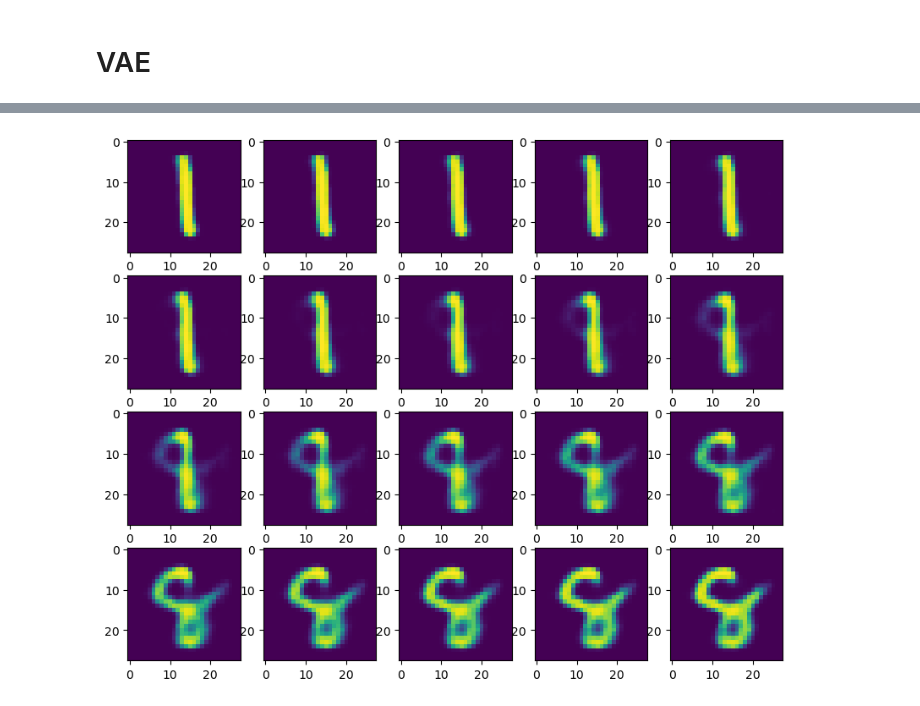
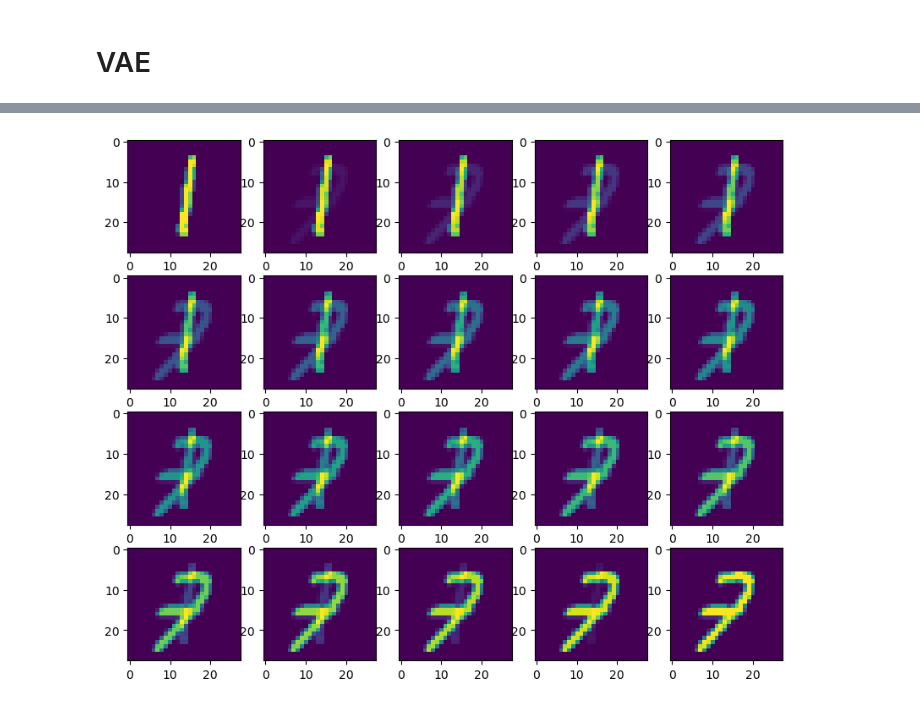
Before and after one commit to glouppe/info8010-deep-learning, a Jupyter notebook: code/lec11-vae.ipynb, the cells around one changed output, grey strips where cells are left out. Saved outputs shown, nothing was run; the diff lists cells and outputs as text; code cells hidden in the pictures.

```diff
--- a/code/lec11-vae.ipynb
+++ b/code/lec11-vae.ipynb
@@ -117,7 +120,7 @@ def test(model, epoch):
     plt.show()
 # %%
 # Training
-model = VAE()
+model = VAE().to(device)
 optimizer = torch.optim.AdamW(model.parameters())
 
 for epoch in range(10):
@@ -147,7 +150,7 @@ x_hat = model.decoder(z)
 fig, axs = plt.subplots(1, 5, figsize=(10, 2))
 
 for i in range(5):
-    axs[i].imshow(x_hat[i].view(28, 28).detach().numpy())
+    axs[i].imshow(x_hat[i].view(28, 28).detach().cpu().numpy())
 
 plt.show()
 # %% [output]
@@ -155,13 +158,13 @@ plt.show()
 # %%
 # Interpolation
 batch = next(iter(test_loader))
-x = batch[0][:10]
+x = batch[0][:10].to(device)
 z = model.encoder(x.view(-1, 784))
 mu = z[:, :n_latent]
-a, b = 0, 2
+a, b = 0, 1
 
 fig, axs = plt.subplots(1, 2, figsize=(4, 2))
-axs[0].imshow(x[a].squeeze().numpy())
-axs[1].imshow(x[b].squeeze().numpy())
+axs[0].imshow(x[a].squeeze().cpu().numpy())
+axs[1].imshow(x[b].squeeze().cpu().numpy())
 plt.show()
 # %% [output]
@@ -169,8 +172,15 @@ plt.show()
 # %%
 N = 20
-code = torch.zeros(N, n_latent).to(device)
+z = torch.zeros(N, n_latent).to(device)
 
 for i in range(N):
-    code[i] = i / (N - 1) * mu[b] + (1 - i / (N - 1)) * mu[a]
+    z[i] = i / (N - 1) * mu[b] + (1 - i / (N - 1)) * mu[a]
 
-x_hat = model.decoder(code)
+x_hat = model.decoder(z)
+
+fig, axs = plt.subplots(N // 5, 5, figsize=(10, 2 * (N // 5)))
+
+for i in range(N // 5):
+    for j in range(5):
+        axs[i, j].imshow(x_hat[i*5+j].view(28, 28).detach().cpu().numpy())
+plt.show()
@@ -177,9 +189,16 @@ x_hat = model.decoder(code)
 # %%
+N = 20
+x = x.view(-1, 784)
+x_hat = torch.zeros(N, 784).to(device)
+
+for i in range(N):
+    x_hat[i] = i / (N - 1) * x[b] + (1 - i / (N - 1)) * x[a]
+
 fig, axs = plt.subplots(N // 5, 5, figsize=(10, 2 * (N // 5)))
 
 for i in range(N // 5):
     for j in range(5):
-        axs[i, j].imshow(x_hat[i*5+j].view(28, 28).detach().numpy())
+        axs[i, j].imshow(x_hat[i*5+j].view(28, 28).detach().cpu().numpy())
 plt.show()
 # %% [output]
-[figure, old version]
+[figure, new version]
```
Also changed, not shown: parts of 8 cells of this notebook.
